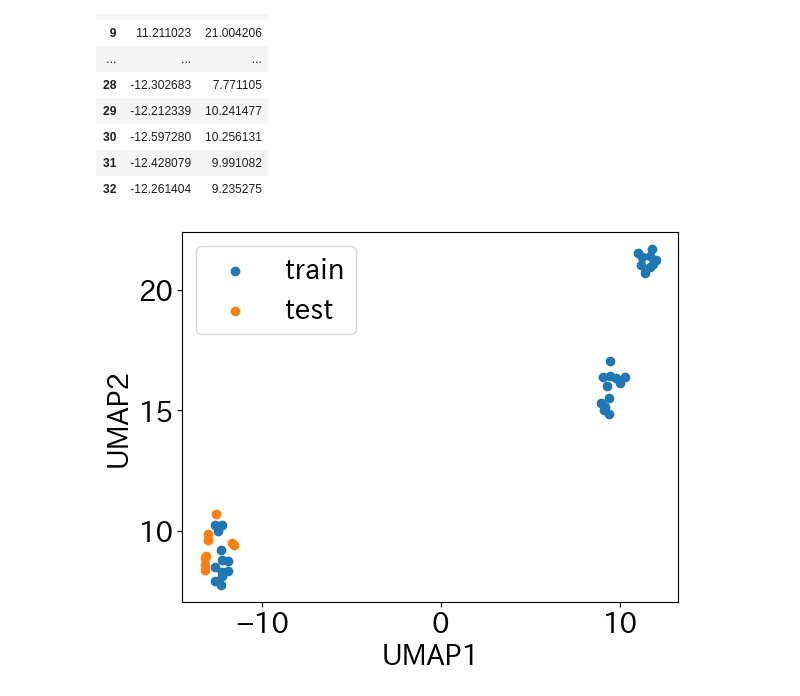
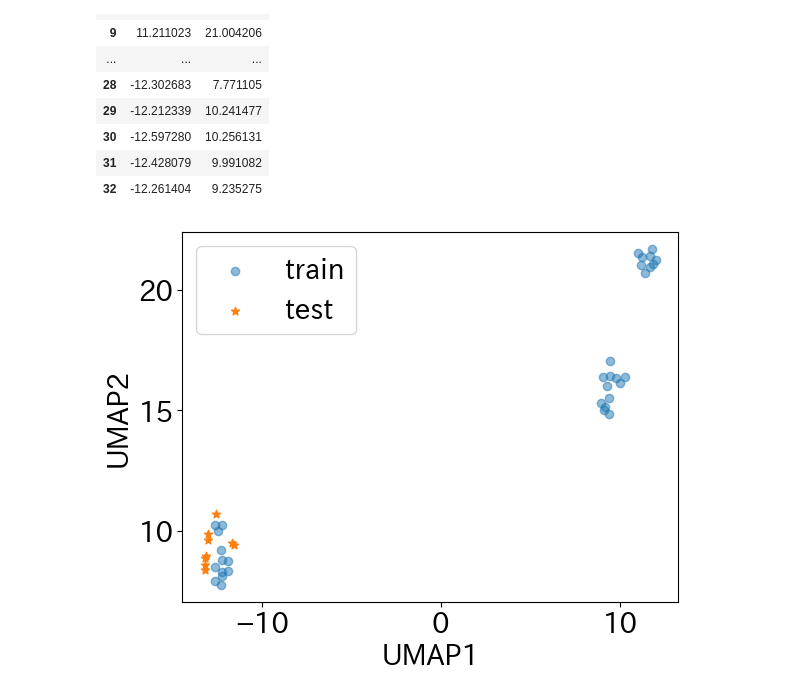
Before and after one commit to mipypf/practical-mi-guide, a Jupyter notebook: chapter3/src/test_data_analysis.ipynb, the cells around one changed output. Cells and saved outputs as stored; diff of their text form; code cells hidden in the pictures.

```diff
--- a/chapter3/src/test_data_analysis.ipynb
+++ b/chapter3/src/test_data_analysis.ipynb
@@ -241,13 +241,13 @@ train_umap_df
 | 31 | -12.428079 | 9.991082 |
 | 32 | -12.261404 | 9.235275 |
 # %%
-plt.scatter(train_umap_df["UMAP1"], train_umap_df["UMAP2"])
-plt.scatter(test_umap_df["UMAP1"], test_umap_df["UMAP2"])
+plt.scatter(train_umap_df["UMAP1"], train_umap_df["UMAP2"], alpha=0.5)
+plt.scatter(test_umap_df["UMAP1"], test_umap_df["UMAP2"], marker="*")
 plt.xlabel("UMAP1")
 plt.ylabel("UMAP2")
 plt.legend(["train", "test"])
 plt.show()
 # %% [output]
-[figure, old version]
+[figure, new version]
 # %%
 fig, ax = plt.subplots()
```
Also changed, not shown: parts of 3 cells of this notebook, 1 other file.
